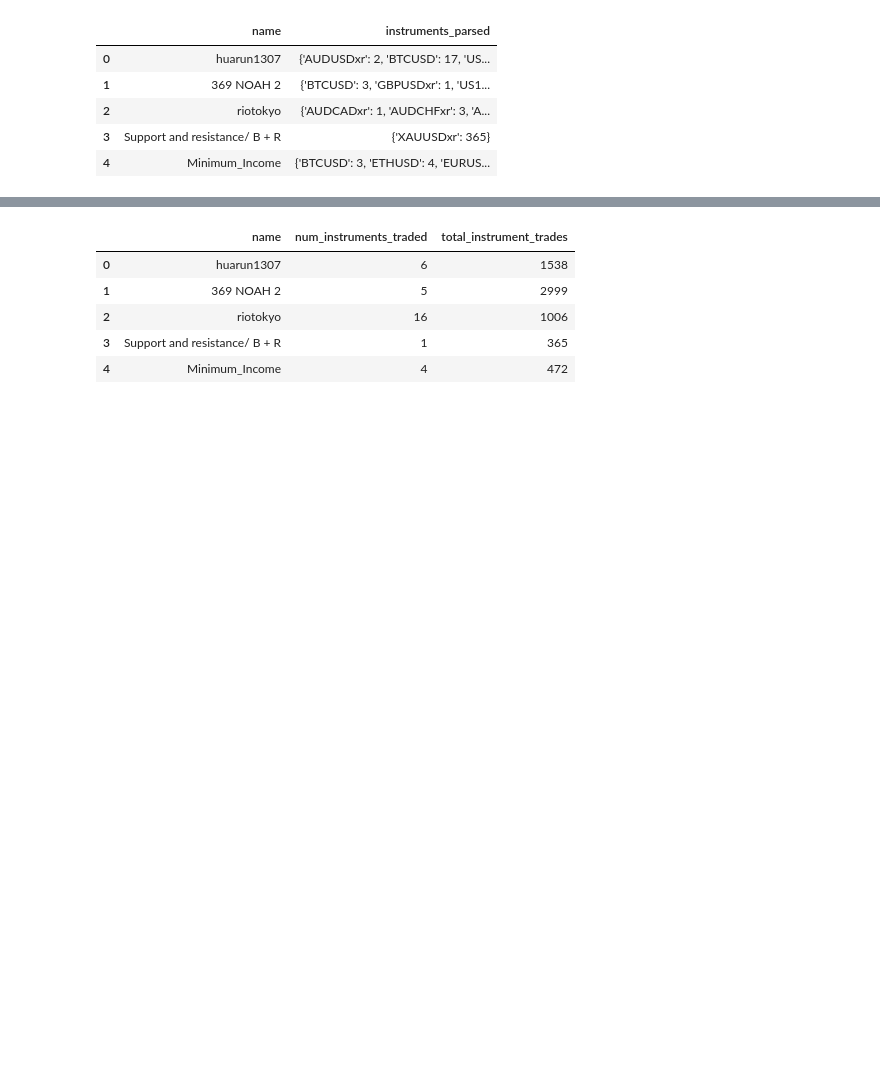
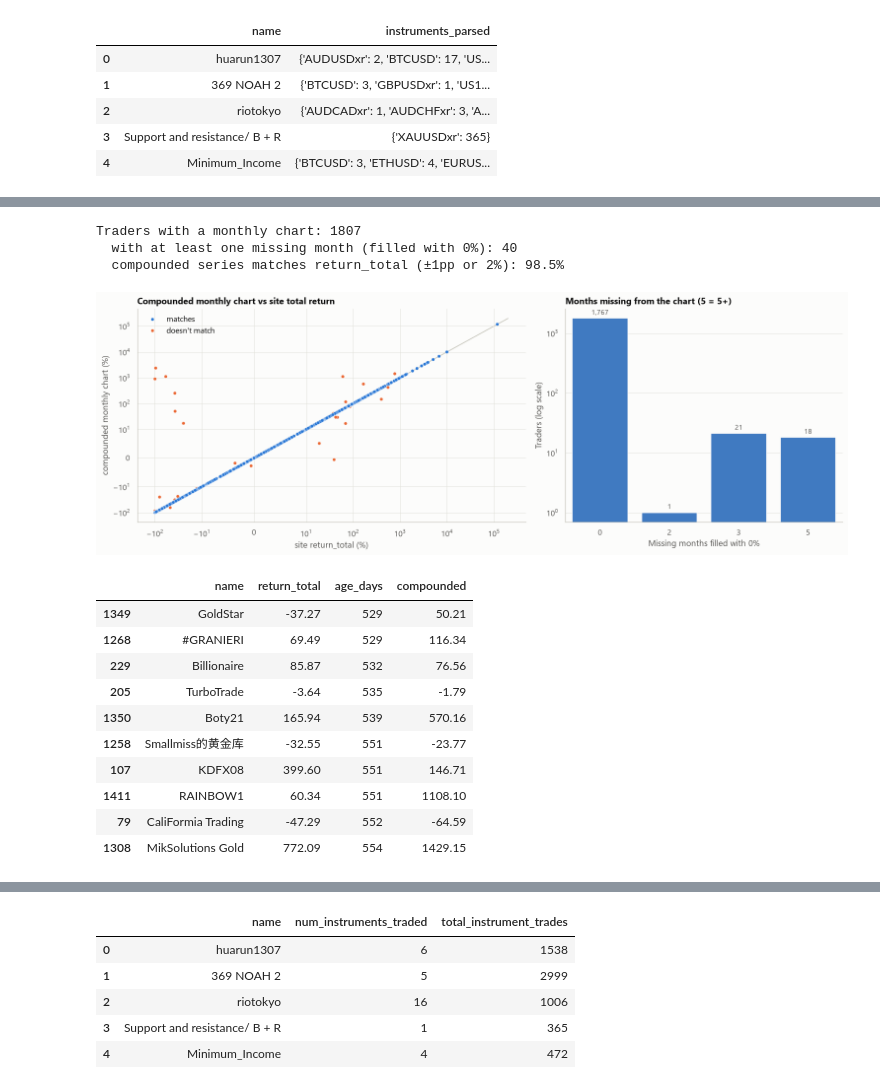
Before and after one commit to EdinsonLeandro/copy-trading, a Jupyter notebook: analysis/fpmarkets/01_data_quality.ipynb, the cells around one changed output, grey strips where cells are left out. Drawn from its saved outputs; the diff is of its cells as text; code cells hidden in the pictures; blank space fills up the shorter version.

```diff
--- a/analysis/fpmarkets/01_data_quality.ipynb
+++ b/analysis/fpmarkets/01_data_quality.ipynb
@@ -202,0 +438,73 @@ df[["name", "trade_statistics_parsed"]].head(5)
+# %%
+def parse_month_label(label: str) -> pd.Period:
+    """"Feb'26" -> Period('2026-02', 'M')."""
+    month, year = label.split("'")
+    return pd.Period(pd.to_datetime(f"{month} 20{year}", format="%b %Y"), freq="M")
+
+
+def monthly_returns_from_chart(chart: dict) -> pd.Series:
+    """Month label -> % string chart to a decimal return series on a continuous monthly index."""
+    if not chart:
+        return pd.Series(dtype=float)
+    series = pd.Series({parse_month_label(k): float(v) / 100 for k, v in chart.items()}).sort_index()
+    full_index = pd.period_range(series.index.min(), series.index.max(), freq="M")
+    return series.reindex(full_index, fill_value=0.0)
+
+
+charts = df["monthly_chart"].apply(lambda v: json.loads(v) if pd.notna(v) else {})
+# A list, not .apply(): apply would expand each returned Series into DataFrame columns.
+df["monthly_returns"] = pd.Series([monthly_returns_from_chart(c) for c in charts], index=df.index, dtype=object)
+df["months_missing_from_chart"] = df["monthly_returns"].apply(len) - charts.apply(len)
+
+compounded = df["monthly_returns"].apply(lambda r: 100 * ((1 + r).prod() - 1) if len(r) else np.nan)
+has_chart = compounded.notna()
+gap = (compounded - df["return_total"]).abs()
+reconciles = gap <= np.maximum(1, 0.02 * df["return_total"].abs())
+print(f"Traders with a monthly chart: {has_chart.sum()}")
+print(f"  with at least one missing month (filled with 0%): {(df['months_missing_from_chart'] > 0).sum()}")
+print(f"  compounded series matches return_total (±1pp or 2%): {reconciles[has_chart].mean():.1%}")
+# %% [output]
+Traders with a monthly chart: 1807
+  with at least one missing month (filled with 0%): 40
+  compounded series matches return_total (±1pp or 2%): 98.5%
+# %%
+recon = pd.DataFrame({
+    "site return_total (%)": df["return_total"],
+    "compounded monthly chart (%)": compounded,
+    "reconciles": np.where(reconciles, "matches", "doesn't match"),
+})[has_chart]
+
+fig, axes = plt.subplots(1, 2, figsize=(14, 5), gridspec_kw={"width_ratios": [1.4, 1]})
+sns.scatterplot(data=recon, x="site return_total (%)", y="compounded monthly chart (%)", hue="reconciles",
+                palette={"matches": ps.PRIMARY, "doesn't match": ps.HIGHLIGHT}, s=18, ax=axes[0])
+axes[0].plot([-100, 2e5], [-100, 2e5], color=ps.BASELINE, linewidth=1, zorder=0)
+axes[0].set_xscale("symlog", linthresh=10)
+axes[0].set_yscale("symlog", linthresh=10)
+axes[0].set_title("Compounded monthly chart vs site total return")
+axes[0].legend(title="")
+
+missing = df.loc[has_chart, "months_missing_from_chart"].clip(upper=5).value_counts().sort_index().reset_index()
+sns.barplot(data=missing, x="months_missing_from_chart", y="count", color=ps.PRIMARY, ax=axes[1])
+ps.label_bars(axes[1])
+axes[1].set_yscale("log")
+axes[1].set_title("Months missing from the chart (5 = 5+)")
+axes[1].set_xlabel("Missing months filled with 0%")
+axes[1].set_ylabel("Traders (log scale)")
+plt.tight_layout()
+plt.show()
+
+df.loc[has_chart & ~reconciles, ["name", "return_total", "age_days"]].assign(
+    compounded=compounded.round(2)).sort_values("age_days").head(10)
+# %% [output]
+[figure, added]
+|  | name | return_total | age_days | compounded |
+| 1349 | GoldStar | -37.27 | 529 | 50.21 |
+| 1268 | #GRANIERI | 69.49 | 529 | 116.34 |
+| 229 | Billionaire | 85.87 | 532 | 76.56 |
+| 205 | TurboTrade | -3.64 | 535 | -1.79 |
+| 1350 | Boty21 | 165.94 | 539 | 570.16 |
+| 1258 | Smallmiss的黄金库 | -32.55 | 551 | -23.77 |
+| 107 | KDFX08 | 399.60 | 551 | 146.71 |
+| 1411 | RAINBOW1 | 60.34 | 551 | 1108.10 |
+| 79 | CaliFormia Trading | -47.29 | 552 | -64.59 |
+| 1308 | MikSolutions Gold | 772.09 | 554 | 1429.15 |
```
Also changed, not shown: parts of 54 cells of this notebook, 20 other files.
